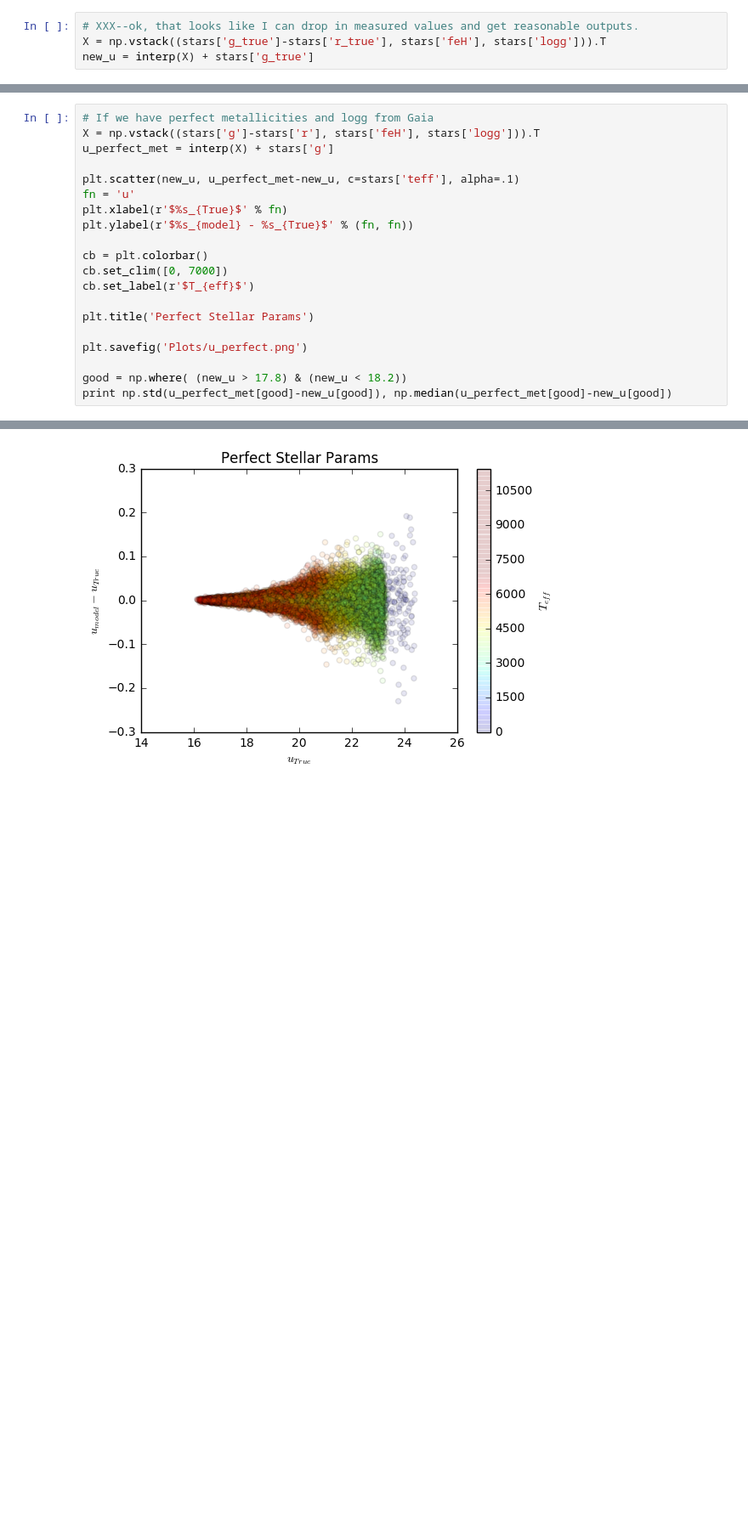
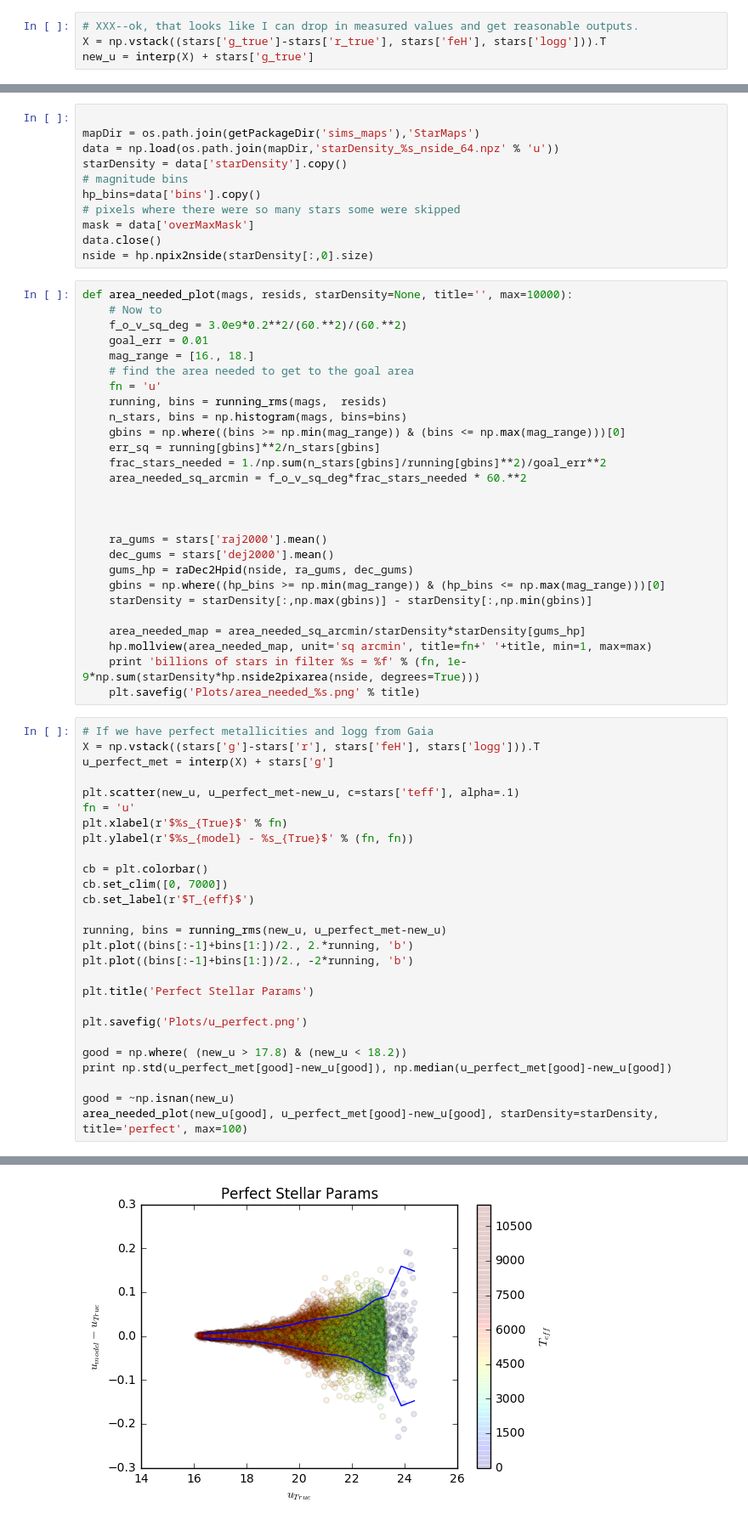
Before and after one commit to lsst-sims/sims_gaia_calib, a Jupyter notebook: python/Full_kuruz.ipynb, the cells around one changed output, grey strips where cells are left out. Shown at 85% size. Cells and saved outputs as stored; diff of their text form; blank space fills up the shorter version.

```diff
--- a/python/Full_kuruz.ipynb
+++ b/python/Full_kuruz.ipynb
@@ -210,6 +227,44 @@ plt.plot(new_u, stars['u_true']-new_u, 'ko', alpha=.1)
 # %% [output]
 [<matplotlib.lines.Line2D at 0x...>]
 [figure]
+# %%
+
+mapDir = os.path.join(getPackageDir('sims_maps'),'StarMaps')
+data = np.load(os.path.join(mapDir,'starDensity_%s_nside_64.npz' % 'u'))
+starDensity = data['starDensity'].copy()
+# magnitude bins
+hp_bins=data['bins'].copy()
+# pixels where there were so many stars some were skipped
+mask = data['overMaxMask']
+data.close()
+nside = hp.npix2nside(starDensity[:,0].size)
+# %%
+def area_needed_plot(mags, resids, starDensity=None, title='', max=10000):
+    # Now to
+    f_o_v_sq_deg = 3.0e9*0.2**2/(60.**2)/(60.**2)
+    goal_err = 0.01
+    mag_range = [16., 18.]
+    # find the area needed to get to the goal area
+    fn = 'u'
+    running, bins = running_rms(mags,  resids)
+    n_stars, bins = np.histogram(mags, bins=bins)
+    gbins = np.where((bins >= np.min(mag_range)) & (bins <= np.max(mag_range)))[0]
+    err_sq = running[gbins]**2/n_stars[gbins]
+    frac_stars_needed = 1./np.sum(n_stars[gbins]/running[gbins]**2)/goal_err**2
+    area_needed_sq_arcmin = f_o_v_sq_deg*frac_stars_needed * 60.**2
+
+
+
+    ra_gums = stars['raj2000'].mean()
+    dec_gums = stars['dej2000'].mean()
+    gums_hp = raDec2Hpid(nside, ra_gums, dec_gums)
+    gbins = np.where((hp_bins >= np.min(mag_range)) & (hp_bins <= np.max(mag_range)))[0]
+    starDensity = starDensity[:,np.max(gbins)] - starDensity[:,np.min(gbins)]
+
+    area_needed_map = area_needed_sq_arcmin/starDensity*starDensity[gums_hp]
+    hp.mollview(area_needed_map, unit='sq arcmin', title=fn+' '+title, min=1, max=max)
+    print 'billions of stars in filter %s = %f' % (fn, 1e-9*np.sum(starDensity*hp.nside2pixarea(nside, degrees=True)))
+    plt.savefig('Plots/area_needed_%s.png' % title)
 # %%
 # If we have perfect metallicities and logg from Gaia
 X = np.vstack((stars['g']-stars['r'], stars['feH'], stars['logg'])).T
@@ -224,11 +279,18 @@ cb = plt.colorbar()
 cb.set_clim([0, 7000])
 cb.set_label(r'$T_{eff}$')
 
+running, bins = running_rms(new_u, u_perfect_met-new_u)
+plt.plot((bins[:-1]+bins[1:])/2., 2.*running, 'b')
+plt.plot((bins[:-1]+bins[1:])/2., -2*running, 'b')
+
 plt.title('Perfect Stellar Params')
 
 plt.savefig('Plots/u_perfect.png')
 
 good = np.where( (new_u > 17.8) & (new_u < 18.2))
 print np.std(u_perfect_met[good]-new_u[good]), np.median(u_perfect_met[good]-new_u[good])
+
+good = ~np.isnan(new_u)
+area_needed_plot(new_u[good], u_perfect_met[good]-new_u[good], starDensity=starDensity, title='perfect', max=100)
 # %% [output]
 0.00563079515502 -7.15269136613e-05
@@ -235 +298 @@ print np.std(u_perfect_met[good]-new_u[good]), np.median(u_perfect_met[good]-new
-[figure, old version]
+[figure, new version]
```
Also changed, not shown: parts of 8 cells of this notebook, 1 other file.
